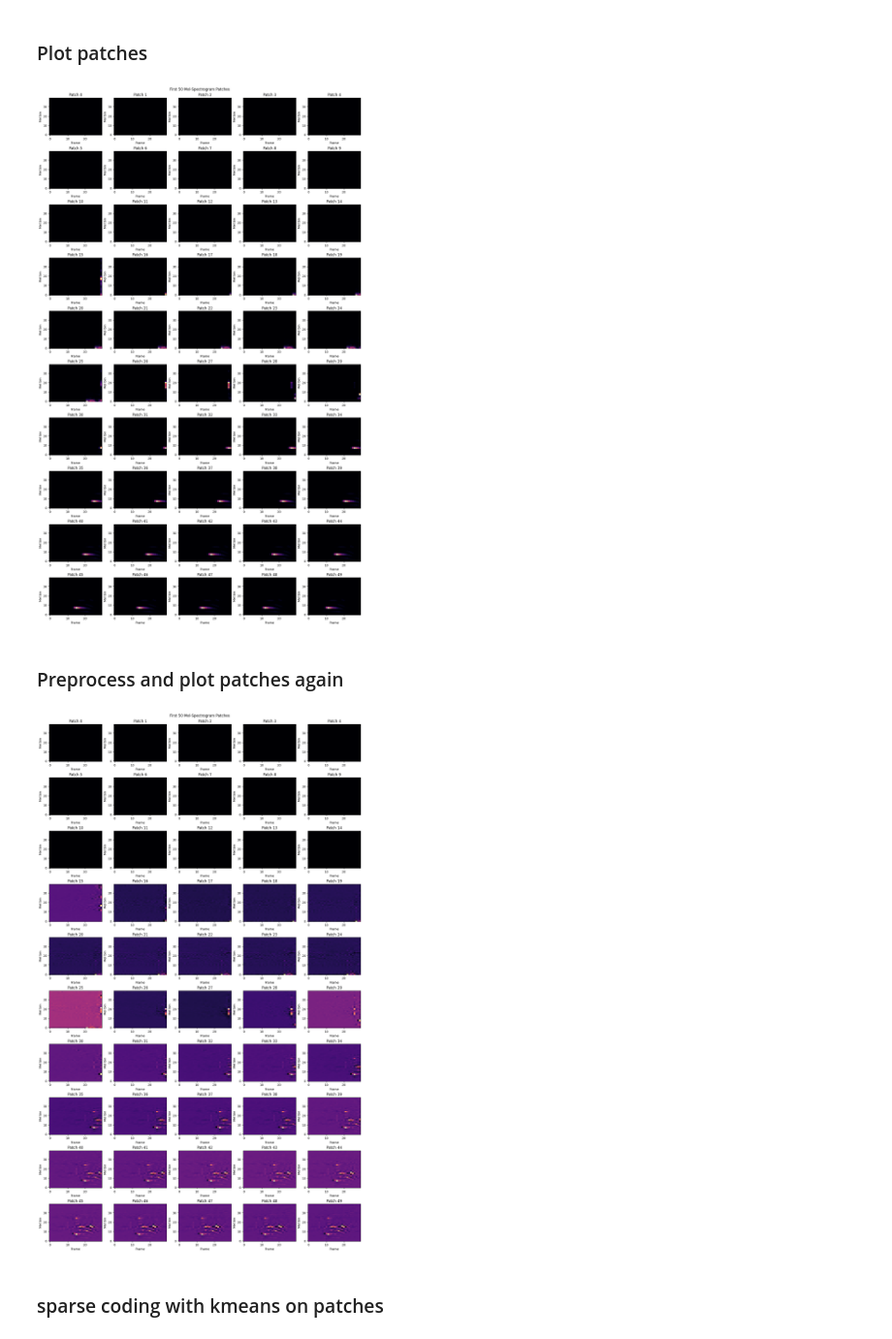
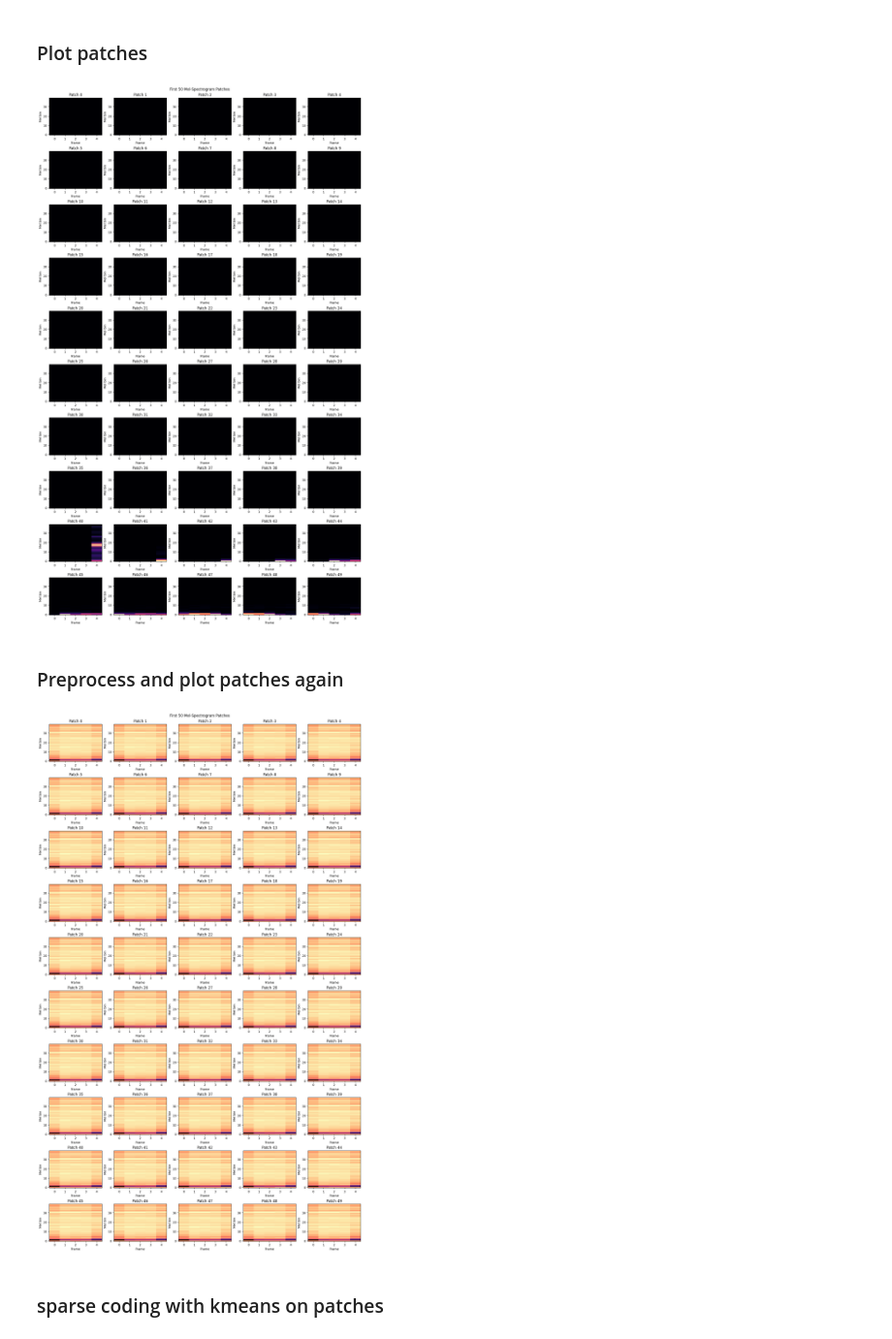
Before and after one commit to zbalkhy/EEC289, a Jupyter notebook: final_project/SMT.ipynb, the cells around one changed output. Shown at 97% size. Cells and saved outputs as stored; diff of their text form; code cells hidden in the pictures.

```diff
--- a/final_project/SMT.ipynb
+++ b/final_project/SMT.ipynb
@@ -67,4 +61,5 @@ print(hop_length)
 # %% [markdown]
 ### Patch the mfcc/mel representations
 # %%
-patches, utterance_bounds = patch_multiple_utterances(mels, sr, hop_length)
+patch_length = 50
+patches, utterance_bounds = patch_multiple_utterances(mels, sr, hop_length, patch_length)
@@ -71,17 +70,17 @@ patches, utterance_bounds = patch_multiple_utterances(mels, sr, hop_length)
 # %% [markdown]
 ### Plot patches
 # %%
-plot_first_n_mel_patches(patches.reshape(patches.shape[0], 40, 30), n_show=50, cols=5)
+plot_first_n_mel_patches(patches.reshape(patches.shape[0], 40, 5), n_show=50, cols=5)
 # %% [output]
-[figure, old version]
+[figure, new version]
 # %% [markdown]
 ### Preprocess and plot patches again
 # %%
 norm_patches, mean, zcaMatrix = preprocess_patches(patches)
 # %%
-plot_first_n_mel_patches(norm_patches.reshape(norm_patches.shape[0], 40, 30), n_show=50, cols=5)
+plot_first_n_mel_patches(norm_patches.reshape(norm_patches.shape[0], 40, 5), n_show=50, cols=5)
 # %% [output]
-[figure, old version]
+[figure, new version]
 # %% [markdown]
 ### sparse coding with kmeans on patches
 # %%
```
Also changed, not shown: parts of 11 cells of this notebook, 1 other file.
